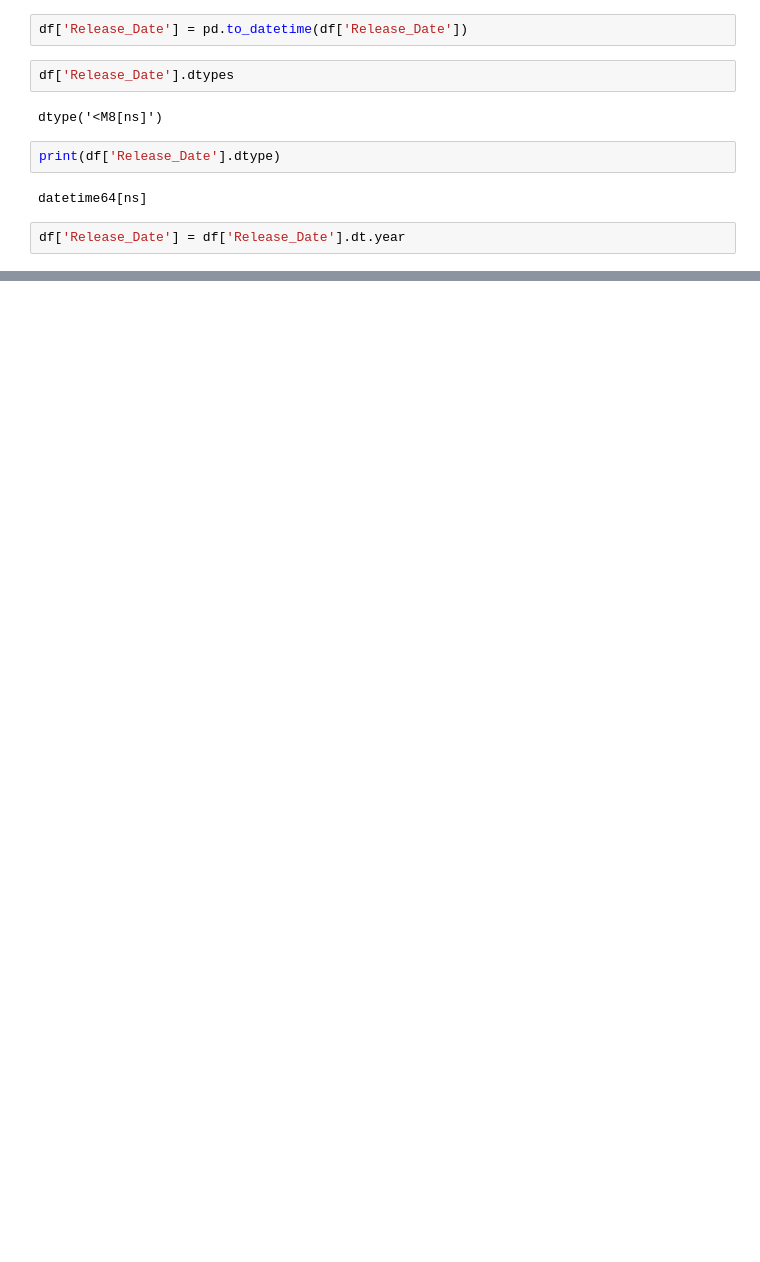
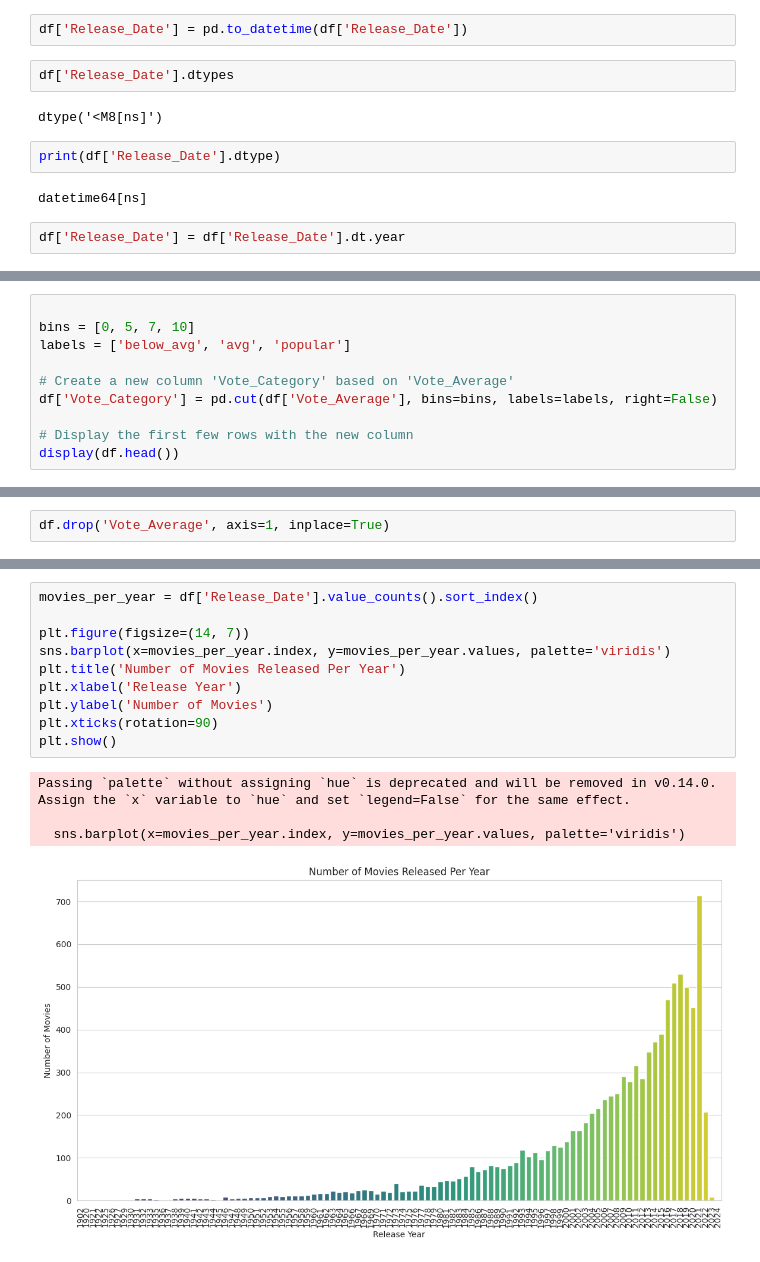
Before and after one commit to amit-chaubey/Data-Analysis-Series, a Jupyter notebook: netflix_classic_data_analysis_movie.ipynb, the cells around one changed output, grey strips where cells are left out. Saved outputs shown, nothing was run; the diff lists cells and outputs as text; blank space fills up the shorter version.

```diff
--- a/netflix_classic_data_analysis_movie.ipynb
+++ b/netflix_classic_data_analysis_movie.ipynb
@@ -93,0 +102,10 @@ df.head(5)
+# %%
+
+bins = [0, 5, 7, 10]
+labels = ['below_avg', 'avg', 'popular']
+
+# Create a new column 'Vote_Category' based on 'Vote_Average'
+df['Vote_Category'] = pd.cut(df['Vote_Average'], bins=bins, labels=labels, right=False)
+
+# Display the first few rows with the new column
+display(df.head())
@@ -93,0 +133,2 @@ df.head(5)
+# %%
+df.drop('Vote_Average', axis=1, inplace=True)
@@ -93,0 +252,15 @@ df.head(5)
+# %%
+movies_per_year = df['Release_Date'].value_counts().sort_index()
+
+plt.figure(figsize=(14, 7))
+sns.barplot(x=movies_per_year.index, y=movies_per_year.values, palette='viridis')
+plt.title('Number of Movies Released Per Year')
+plt.xlabel('Release Year')
+plt.ylabel('Number of Movies')
+plt.xticks(rotation=90)
+plt.show()
+# %% [output]
+Passing `palette` without assigning `hue` is deprecated and will be removed in v0.14.0. Assign the `x` variable to `hue` and set `legend=False` for the same effect.
+
+  sns.barplot(x=movies_per_year.index, y=movies_per_year.values, palette='viridis')
+[figure, added]
```
Also changed, not shown: parts of 18 cells of this notebook.
